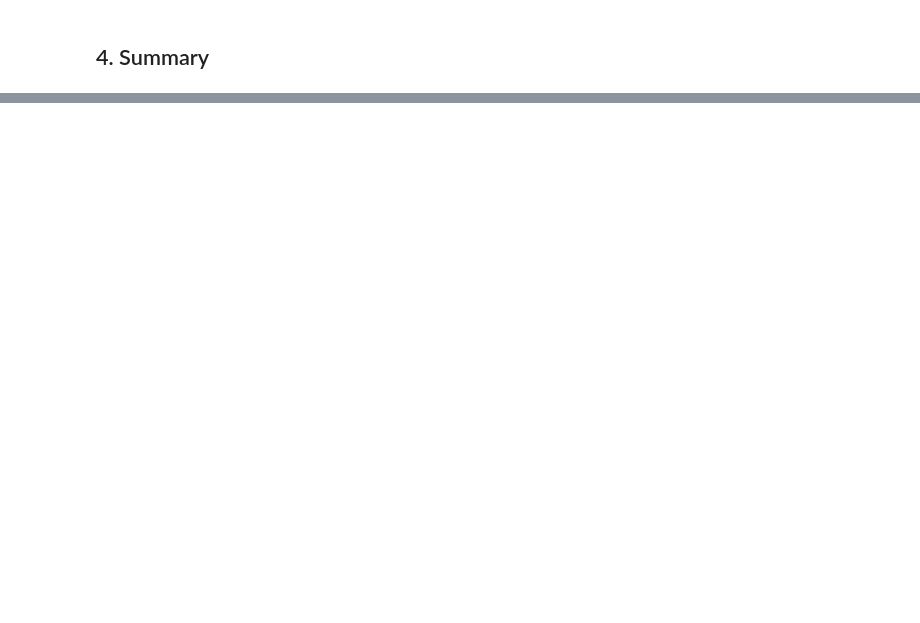
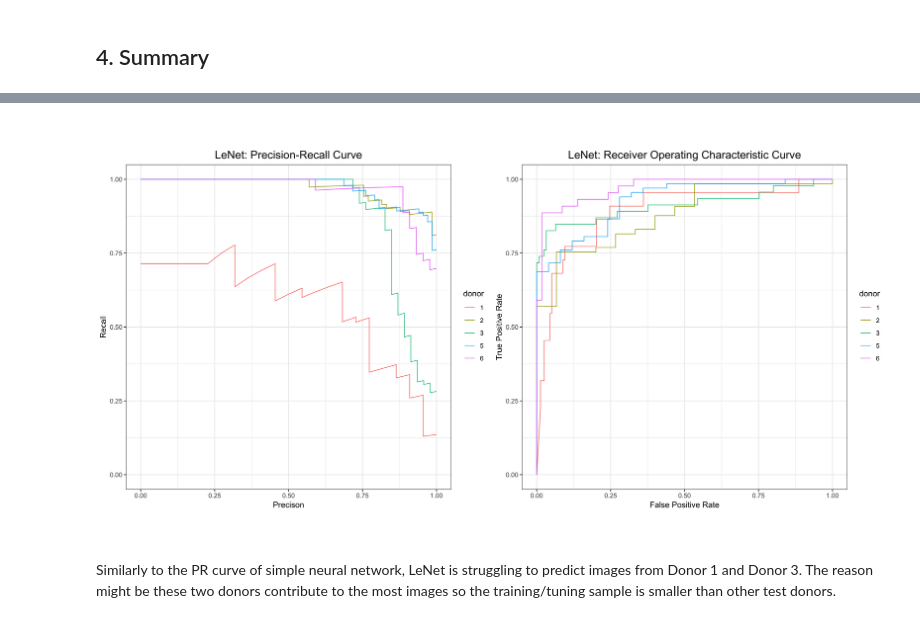
Before and after one commit to gitter-lab/t-cell-classification, a Jupyter notebook: simple_cnn_lenet.ipynb, the cells around one changed output, grey strips where cells are left out. Saved outputs shown, nothing was run; the diff lists cells and outputs as text; code cells hidden in the pictures; blank space fills up the shorter version.

```diff
--- a/simple_cnn_lenet.ipynb
+++ b/simple_cnn_lenet.ipynb
@@ -723,0 +824,18 @@ In this notebook, we have shown how to train, tune and test a simple CNN to clas
+# %%
+roc_dict = {}
+
+roc_dict = {
+    'method': [],
+    'donor': [],
+    'fpr': [],
+    'tpr': [],
+}
+
+for d in [1, 2, 3, 5, 6]:
+    roc_dict['method'].extend(['LeNet' for i in model_performance[d]['roc'][0]])
+    roc_dict['donor'].extend([d for i in model_performance[d]['roc'][0]])
+    roc_dict['fpr'].extend(model_performance[d]['roc'][0])
+    roc_dict['tpr'].extend(model_performance[d]['roc'][1])
+
+roc_df = pd.DataFrame(roc_dict)
+roc_df.head()
@@ -723,0 +849,43 @@ In this notebook, we have shown how to train, tune and test a simple CNN to clas
+# %%
+%%R -i pr_df,roc_df -w 15 -h 8 --units in -r 400
+
+library("magrittr")
+library("ggplot2")
+library("ggpubr")
+
+pr_df$donor = factor(pr_df$donor)
+roc_df$donor = factor(roc_df$donor)
+
+for (d in c(1, 2, 3, 5, 6)){
+    inx = which(pr_df$donor == d)
+    # Not plot the last arbitary precision (1, created by numpy)
+    pr_df$precision[tail(inx, n=1)] = pr_df$precision[tail(inx, n=2)[1]]
+}
+
+# Draw the PR-curve
+p1 = ggplot(pr_df, aes(x=recall, y=precision, group=donor, color=donor)) +
+    geom_path(size=0.5, alpha=0.8) +
+    theme_bw() +
+    theme(plot.title = element_text(hjust = 0.5, size=15),
+          legend.position = "right") +
+    ylim(0, 1) +
+    xlab("Precison") + ylab("Recall") +
+    coord_fixed() +
+    ggtitle("LeNet: Precision-Recall Curve")
+
+# Draw the ROC-curve
+p2 = ggplot(roc_df, aes(x=fpr, y=tpr, group=donor, color=donor)) +
+    geom_path(size=0.5, alpha=0.8) +
+    theme_bw() +
+    theme(plot.title = element_text(hjust = 0.5, size=15),
+          legend.position = "right") +
+    ylim(0, 1) +
+    xlab("False Positive Rate") + ylab("True Positive Rate") +
+    coord_fixed() +
+    ggtitle("LeNet: Receiver Operating Characteristic Curve")
+
+ggarrange(p1, p2, ncol=2)
+# %% [output]
+[figure, added]
+# %% [markdown]
+Similarly to the PR curve of simple neural network, LeNet is struggling to predict images from Donor 1 and Donor 3. The reason might be these two donors contribute to the most images so the training/tuning sample is smaller than other test donors.
```
Also changed, not shown: parts of 30 cells of this notebook, 5 other files.
